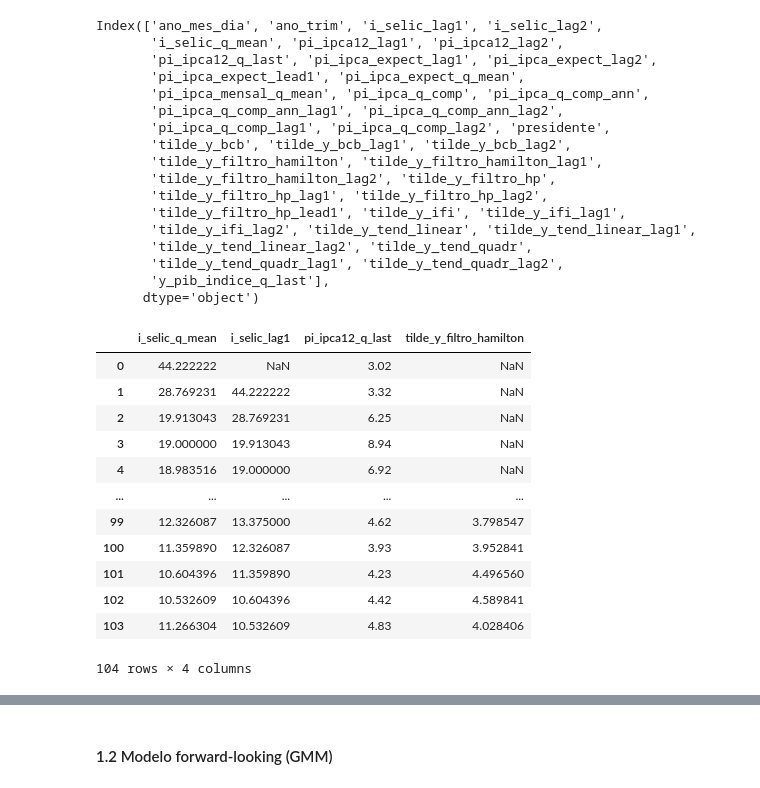
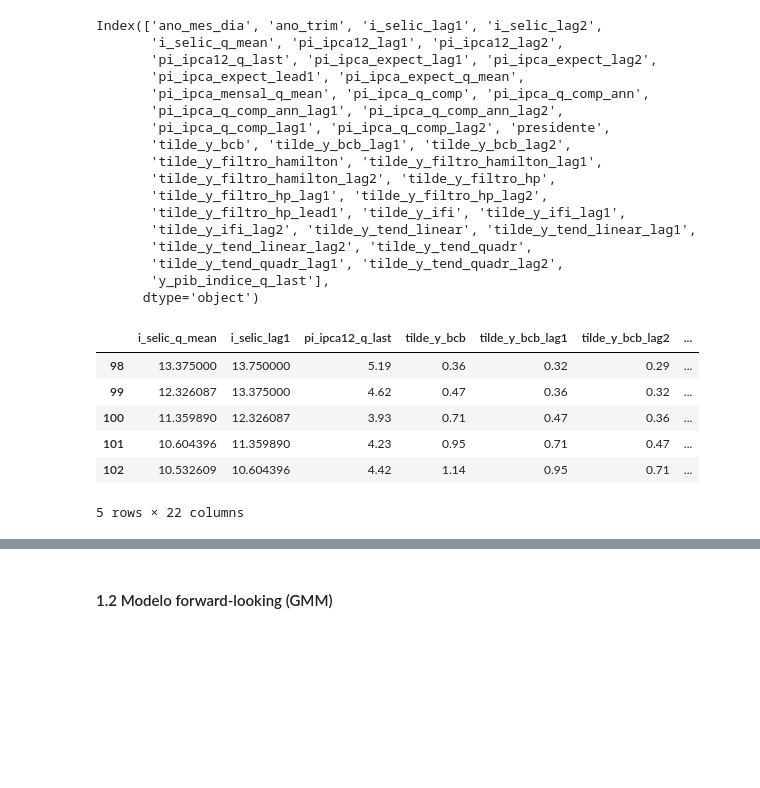
Before and after one commit to fernandovieira1/brazil-taylor-determinacy, a Jupyter notebook: scripts/modelos_secao_6.ipynb, the cells around one changed output, grey strips where cells are left out. Cells and saved outputs as stored; diff of their text form; code cells hidden in the pictures; blank space fills up the shorter version.

```diff
--- a/scripts/modelos_secao_6.ipynb
+++ b/scripts/modelos_secao_6.ipynb
@@ -912,18 +912,19 @@ Index(['ano_mes_dia', 'ano_trim', 'i_selic_lag1', 'i_selic_lag2',
        'y_pib_indice_q_last'],
       dtype='object')
 # %%
-df_modelo[['i_selic_q_mean', 'i_selic_lag1', 'pi_ipca12_q_last', 'tilde_y_filtro_hamilton']]
+## Criar df mqo
+df_mqo = df_modelo[['i_selic_q_mean', 'i_selic_lag1', 'pi_ipca12_q_last'] +
+                   [col for col in df_modelo.columns if col.startswith('tilde')]].copy()
+
+
+df_mqo.dropna(inplace=True)
-# %% [output]
-|  | i_selic_q_mean | i_selic_lag1 | pi_ipca12_q_last | tilde_y_filtro_hamilton |
-| 0 | 44.222222 | NaN | 3.02 | NaN |
-| 1 | 28.769231 | 44.222222 | 3.32 | NaN |
-| 2 | 19.913043 | 28.769231 | 6.25 | NaN |
-| 3 | 19.000000 | 19.913043 | 8.94 | NaN |
-| 4 | 18.983516 | 19.000000 | 6.92 | NaN |
-| ... | ... | ... | ... | ... |
-| 99 | 12.326087 | 13.375000 | 4.62 | 3.798547 |
-| 100 | 11.359890 | 12.326087 | 3.93 | 3.952841 |
-| 101 | 10.604396 | 11.359890 | 4.23 | 4.496560 |
-| 102 | 10.532609 | 10.604396 | 4.42 | 4.589841 |
-| 103 | 11.266304 | 10.532609 | 4.83 | 4.028406 |
-104 rows × 4 columns
+# %%
+df_mqo.tail()
+# %% [output]
+|  | i_selic_q_mean | i_selic_lag1 | pi_ipca12_q_last | tilde_y_bcb | tilde_y_bcb_lag1 | tilde_y_bcb_lag2 | ... |
+| 98 | 13.375000 | 13.750000 | 5.19 | 0.36 | 0.32 | 0.29 | ... |
+| 99 | 12.326087 | 13.375000 | 4.62 | 0.47 | 0.36 | 0.32 | ... |
+| 100 | 11.359890 | 12.326087 | 3.93 | 0.71 | 0.47 | 0.36 | ... |
+| 101 | 10.604396 | 11.359890 | 4.23 | 0.95 | 0.71 | 0.47 | ... |
+| 102 | 10.532609 | 10.604396 | 4.42 | 1.14 | 0.95 | 0.71 | ... |
+5 rows × 22 columns
```
Also changed, not shown: parts of 51 cells of this notebook, 5 other files.
